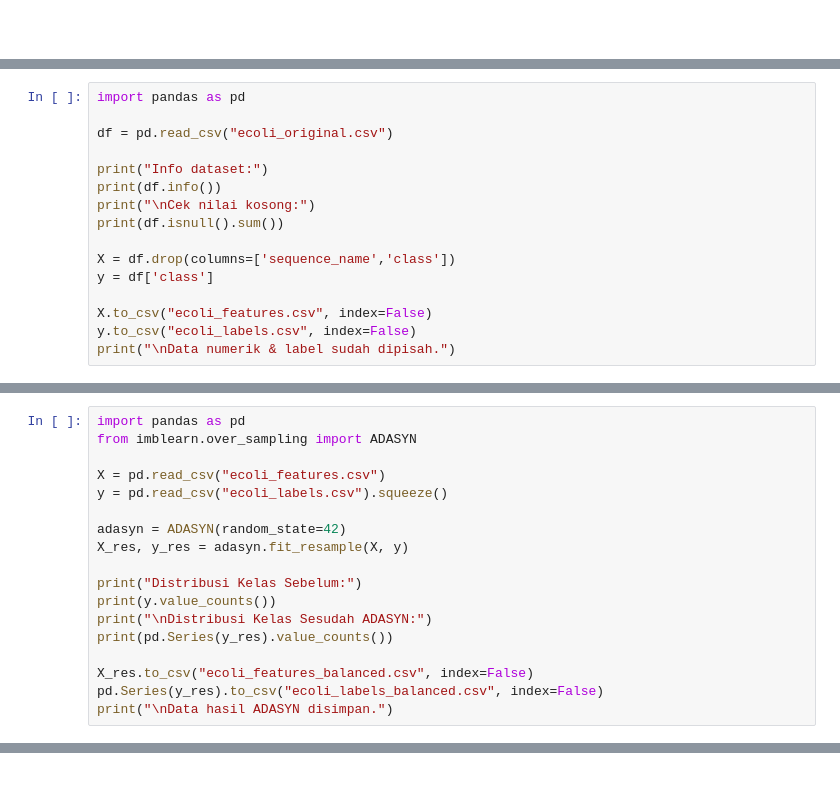
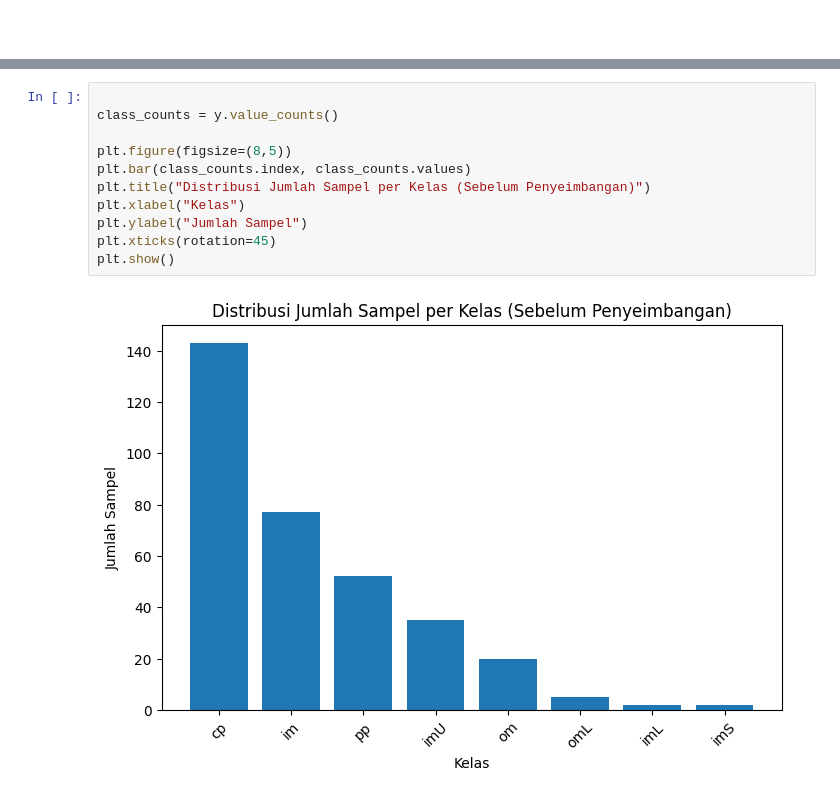
Before and after one commit to VanisaFaradela25/psd2, a Jupyter notebook: tugas6.ipynb, the cells around one changed output, grey strips where cells are left out. Saved outputs shown, nothing was run; the diff lists cells and outputs as text.

```diff
--- a/tugas6.ipynb
+++ b/tugas6.ipynb
@@ -27,16 +104,0 @@ print("\nData numerik & label sudah dipisah.")
-# %%
-import pandas as pd
-
-df = pd.read_csv("ecoli_original.csv")
-
-print("Info dataset:")
-print(df.info())
-print("\nCek nilai kosong:")
-print(df.isnull().sum())
-
-X = df.drop(columns=['sequence_name','class'])
-y = df['class']
-
-X.to_csv("ecoli_features.csv", index=False)
-y.to_csv("ecoli_labels.csv", index=False)
-print("\nData numerik & label sudah dipisah.")
@@ -64,18 +104,0 @@ plt.show()
-# %%
-import pandas as pd
-from imblearn.over_sampling import ADASYN
-
-X = pd.read_csv("ecoli_features.csv")
-y = pd.read_csv("ecoli_labels.csv").squeeze()
-
-adasyn = ADASYN(random_state=42)
-X_res, y_res = adasyn.fit_resample(X, y)
-
-print("Distribusi Kelas Sebelum:")
-print(y.value_counts())
-print("\nDistribusi Kelas Sesudah ADASYN:")
-print(pd.Series(y_res).value_counts())
-
-X_res.to_csv("ecoli_features_balanced.csv", index=False)
-pd.Series(y_res).to_csv("ecoli_labels_balanced.csv", index=False)
-print("\nData hasil ADASYN disimpan.")
@@ -102,0 +156,13 @@ plt.show()
+# %%
+
+class_counts = y.value_counts()
+
+plt.figure(figsize=(8,5))
+plt.bar(class_counts.index, class_counts.values)
+plt.title("Distribusi Jumlah Sampel per Kelas (Sebelum Penyeimbangan)")
+plt.xlabel("Kelas")
+plt.ylabel("Jumlah Sampel")
+plt.xticks(rotation=45)
+plt.show()
+# %% [output]
+[figure, added]
```
Also changed, not shown: parts of 40 cells of this notebook, 21 other files.
